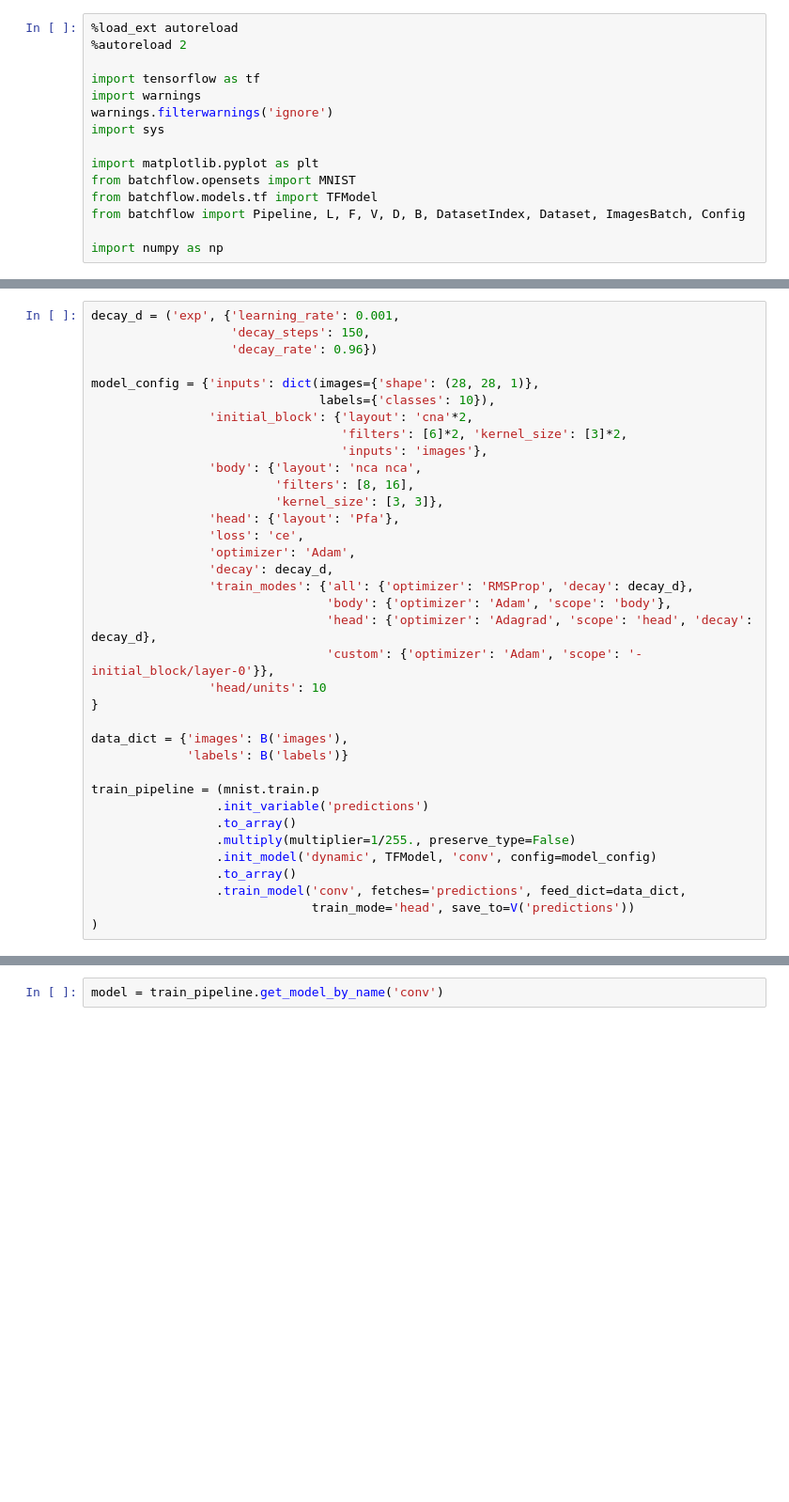
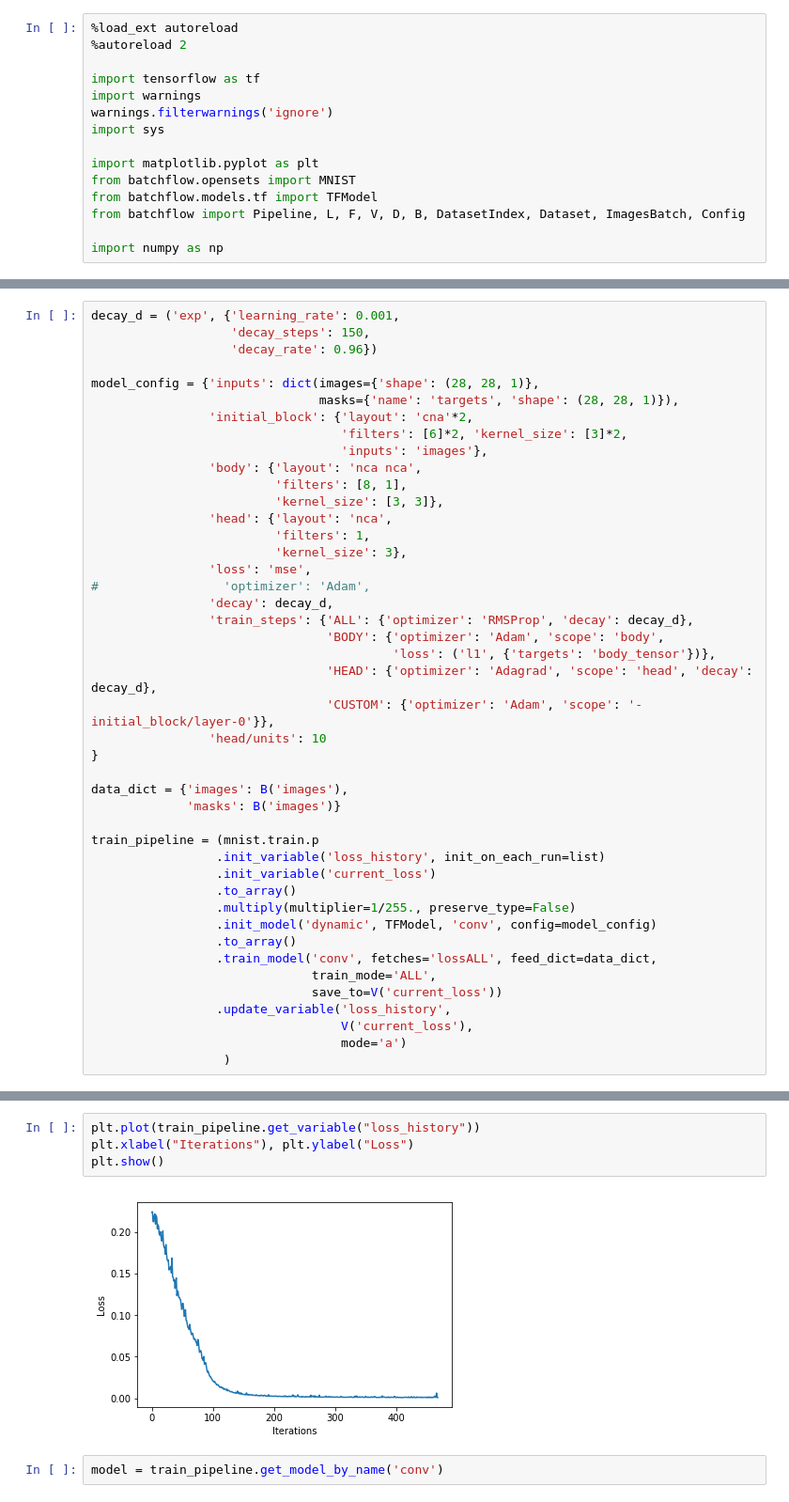
Before and after one commit to analysiscenter/batchflow, a Jupyter notebook: examples/experiments/Variable_scopes.ipynb, the cells around one changed output, grey strips where cells are left out. Shown at 94% size. Drawn from its saved outputs; the diff is of its cells as text; blank space fills up the shorter version.

Commit message:
add variable losses

```diff
--- a/examples/experiments/Variable_scopes.ipynb
+++ b/examples/experiments/Variable_scopes.ipynb
@@ -30,36 +30,44 @@ decay_d = ('exp', {'learning_rate': 0.001,
                    'decay_rate': 0.96})
 
 model_config = {'inputs': dict(images={'shape': (28, 28, 1)},
-                               labels={'classes': 10}),
+                               masks={'name': 'targets', 'shape': (28, 28, 1)}),
                 'initial_block': {'layout': 'cna'*2,
                                   'filters': [6]*2, 'kernel_size': [3]*2,
                                   'inputs': 'images'},
                 'body': {'layout': 'nca nca',
-                         'filters': [8, 16],
+                         'filters': [8, 1],
                          'kernel_size': [3, 3]},
-                'head': {'layout': 'Pfa'},
-                'loss': 'ce',
-                'optimizer': 'Adam',
+                'head': {'layout': 'nca',
+                         'filters': 1,
+                         'kernel_size': 3},
+                'loss': 'mse',
+#                 'optimizer': 'Adam',
                 'decay': decay_d,
-                'train_modes': {'all': {'optimizer': 'RMSProp', 'decay': decay_d},
-                                'body': {'optimizer': 'Adam', 'scope': 'body'},
-                                'head': {'optimizer': 'Adagrad', 'scope': 'head', 'decay': decay_d},
-                                'custom': {'optimizer': 'Adam', 'scope': '-initial_block/layer-0'}},
+                'train_steps': {'ALL': {'optimizer': 'RMSProp', 'decay': decay_d},
+                                'BODY': {'optimizer': 'Adam', 'scope': 'body',
+                                         'loss': ('l1', {'targets': 'body_tensor'})},
+                                'HEAD': {'optimizer': 'Adagrad', 'scope': 'head', 'decay': decay_d},
+                                'CUSTOM': {'optimizer': 'Adam', 'scope': '-initial_block/layer-0'}},
                 'head/units': 10
 }
 
 data_dict = {'images': B('images'),
-             'labels': B('labels')}
+             'masks': B('images')}
 
 train_pipeline = (mnist.train.p
-                 .init_variable('predictions')
+                 .init_variable('loss_history', init_on_each_run=list)
+                 .init_variable('current_loss')
                  .to_array()
                  .multiply(multiplier=1/255., preserve_type=False)
                  .init_model('dynamic', TFModel, 'conv', config=model_config)
                  .to_array()
-                 .train_model('conv', fetches='predictions', feed_dict=data_dict,
-                              train_mode='head', save_to=V('predictions'))
-)
+                 .train_model('conv', fetches='lossALL', feed_dict=data_dict,
+                              train_mode='ALL',
+                              save_to=V('current_loss'))
+                 .update_variable('loss_history',
+                                  V('current_loss'),
+                                  mode='a')
+                  )
 # %%
 %%time
 n_b = train_pipeline.next_batch(256, n_epochs=None)
@@ -84,2 +102,8 @@ Wall time: 2.81 s
+# %%
+plt.plot(train_pipeline.get_variable("loss_history"))
+plt.xlabel("Iterations"), plt.ylabel("Loss")
+plt.show()
+# %% [output]
+[figure, added]
 # %%
 model = train_pipeline.get_model_by_name('conv')
```
Also changed, not shown: parts of 5 cells of this notebook, 1 other file.
